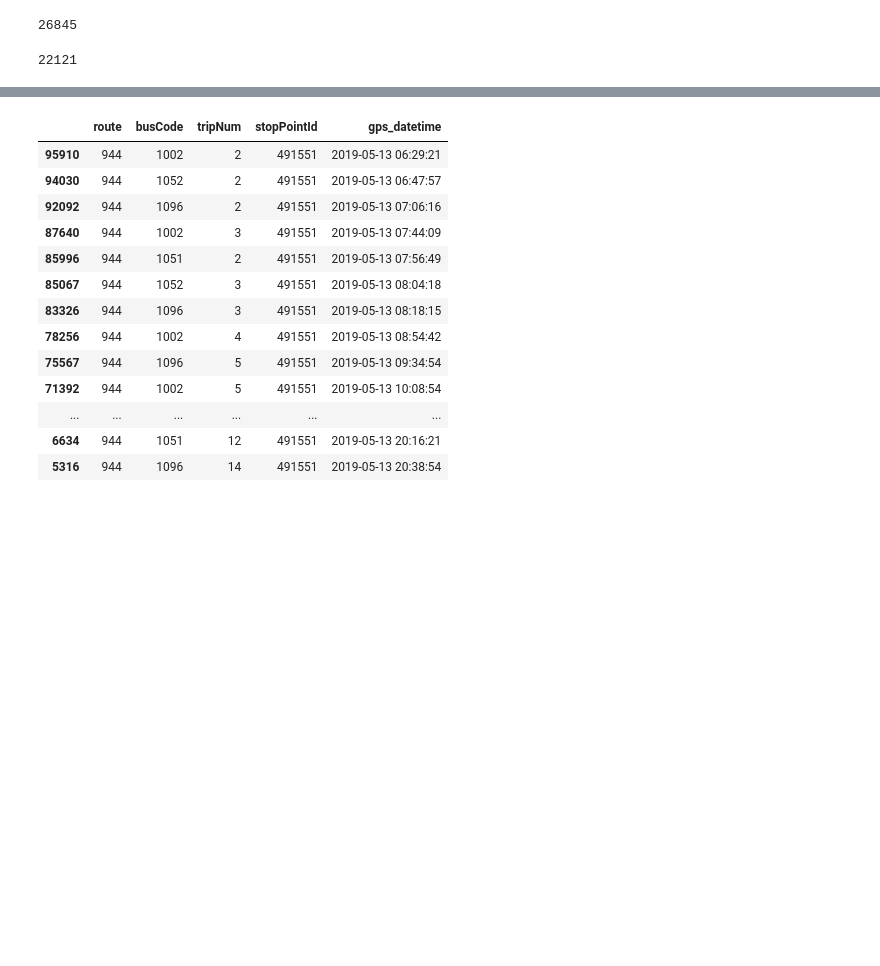
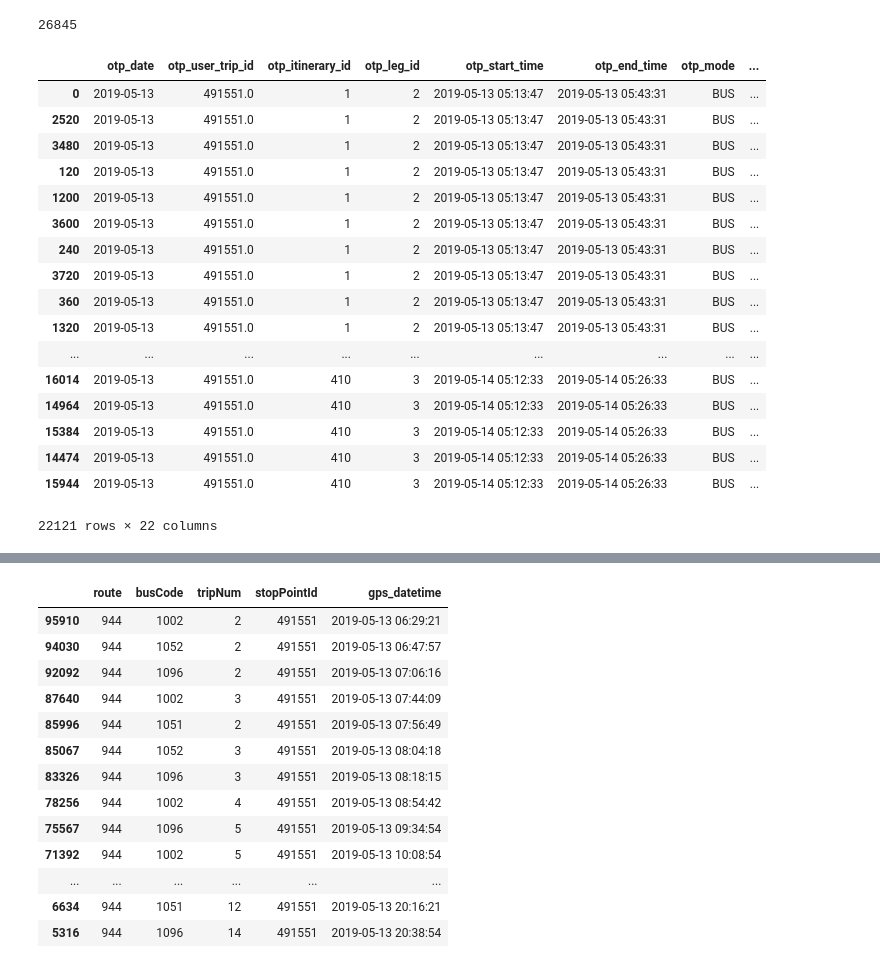
Before and after one commit to andrezaraquel/TransferTimeAnalysisCG, a Jupyter notebook: workspace/python/people-paths/trips-destination-inference/otp-od-builder-test.ipynb, the cells around one changed output, grey strips where cells are left out. Cells and saved outputs as stored; diff of their text form; code cells hidden in the pictures; blank space fills up the shorter version.

```diff
--- a/workspace/python/people-paths/trips-destination-inference/otp-od-builder-test.ipynb
+++ b/workspace/python/people-paths/trips-destination-inference/otp-od-builder-test.ipynb
@@ -238,10 +233,27 @@ len(scheduled_itin_observed_od)
 # %%
 scheduled_itin_observed_od['bt_duration_mins'] = (scheduled_itin_observed_od['bt_end_time'] - scheduled_itin_observed_od['bt_start_time'])/pd.Timedelta(minutes=1)
 scheduled_itin_observed_od = scheduled_itin_observed_od[scheduled_itin_observed_od['bt_duration_mins'] > 0]
-# %%
-len(scheduled_itin_observed_od)
-# %% [output]
-22121
+# %%
+scheduled_itin_observed_od
+# %% [output]
+|  | otp_date | otp_user_trip_id | otp_itinerary_id | otp_leg_id | otp_start_time | otp_end_time | otp_mode | ... |
+| 0 | 2019-05-13 | 491551.0 | 1 | 2 | 2019-05-13 05:13:47 | 2019-05-13 05:43:31 | BUS | ... |
+| 2520 | 2019-05-13 | 491551.0 | 1 | 2 | 2019-05-13 05:13:47 | 2019-05-13 05:43:31 | BUS | ... |
+| 3480 | 2019-05-13 | 491551.0 | 1 | 2 | 2019-05-13 05:13:47 | 2019-05-13 05:43:31 | BUS | ... |
+| 120 | 2019-05-13 | 491551.0 | 1 | 2 | 2019-05-13 05:13:47 | 2019-05-13 05:43:31 | BUS | ... |
+| 1200 | 2019-05-13 | 491551.0 | 1 | 2 | 2019-05-13 05:13:47 | 2019-05-13 05:43:31 | BUS | ... |
+| 3600 | 2019-05-13 | 491551.0 | 1 | 2 | 2019-05-13 05:13:47 | 2019-05-13 05:43:31 | BUS | ... |
+| 240 | 2019-05-13 | 491551.0 | 1 | 2 | 2019-05-13 05:13:47 | 2019-05-13 05:43:31 | BUS | ... |
+| 3720 | 2019-05-13 | 491551.0 | 1 | 2 | 2019-05-13 05:13:47 | 2019-05-13 05:43:31 | BUS | ... |
+| 360 | 2019-05-13 | 491551.0 | 1 | 2 | 2019-05-13 05:13:47 | 2019-05-13 05:43:31 | BUS | ... |
+| 1320 | 2019-05-13 | 491551.0 | 1 | 2 | 2019-05-13 05:13:47 | 2019-05-13 05:43:31 | BUS | ... |
+| ... | ... | ... | ... | ... | ... | ... | ... | ... |
+| 16014 | 2019-05-13 | 491551.0 | 410 | 3 | 2019-05-14 05:12:33 | 2019-05-14 05:26:33 | BUS | ... |
+| 14964 | 2019-05-13 | 491551.0 | 410 | 3 | 2019-05-14 05:12:33 | 2019-05-14 05:26:33 | BUS | ... |
+| 15384 | 2019-05-13 | 491551.0 | 410 | 3 | 2019-05-14 05:12:33 | 2019-05-14 05:26:33 | BUS | ... |
+| 14474 | 2019-05-13 | 491551.0 | 410 | 3 | 2019-05-14 05:12:33 | 2019-05-14 05:26:33 | BUS | ... |
+| 15944 | 2019-05-13 | 491551.0 | 410 | 3 | 2019-05-14 05:12:33 | 2019-05-14 05:26:33 | BUS | ... |
+22121 rows × 22 columns
 # %%
 scheduled_itin_observed_od_full = pd.concat([scheduled_itin_observed_od,otp_suggestions_walk_legs], sort=False)
 # %%
```
Also changed, not shown: parts of 4 cells of this notebook, 1 other file.
